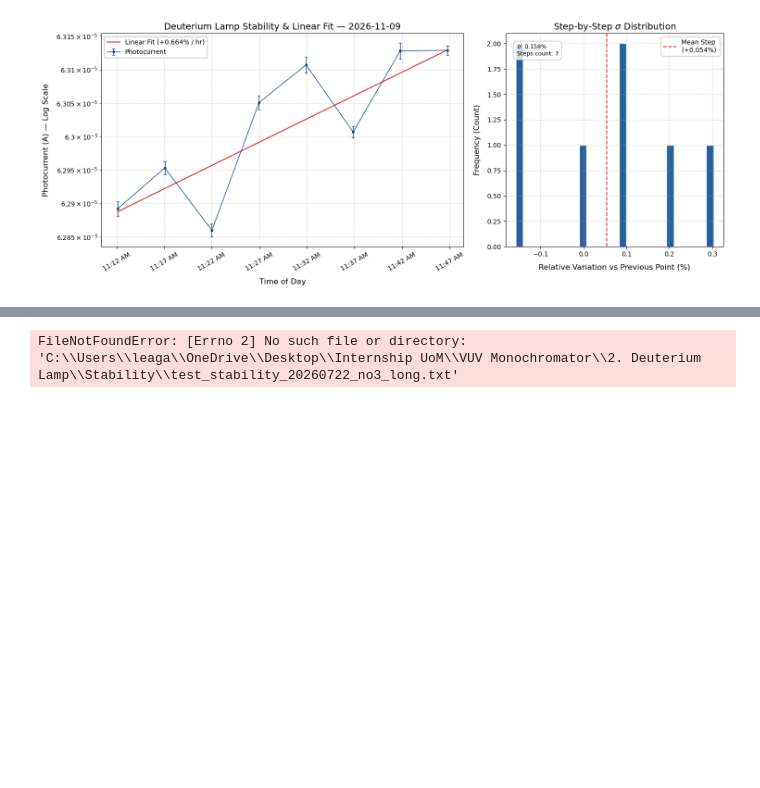
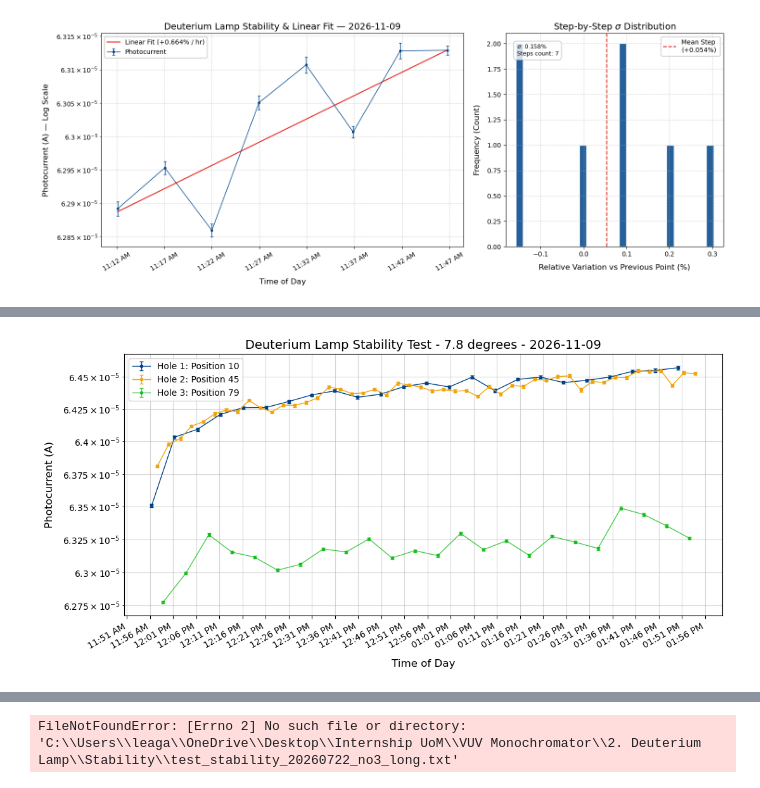
Before and after one commit to laughtonmichael2004-hue/lea-summer_2026_Internship, a Jupyter notebook: 2. Deuterium Lamp/Deuterium Lamp Analysis Code.ipynb, the cells around one changed output, grey strips where cells are left out. Drawn from its saved outputs; the diff is of its cells as text; code cells hidden in the pictures; blank space fills up the shorter version.

Commit message:
replotted and altered errors. Starting on the fitting

```diff
--- a/2. Deuterium Lamp/Deuterium Lamp Analysis Code.ipynb
+++ b/2. Deuterium Lamp/Deuterium Lamp Analysis Code.ipynb
@@ -1494,0 +1514,73 @@ Step variation standard deviation: 0.1576 %
+# %%
+# Stability Test - plot all three hole positions, assumuming the data has been separated beforehand
+
+import matplotlib.pyplot as plt
+import matplotlib.dates as mdates
+import pandas as pd
+import numpy as np
+import os
+
+# LOAD DATA
+#path_file = r"C:\Users\leaga\OneDrive\Desktop\Internship UoM\VUV Monochromator\2. Deuterium Lamp\Stability\test_stability_20260721.txt"
+path_files = [r"C:\Users\laugh\lea-summer-2026-internship-forked\lea-summer_2026_Internship\2. Deuterium Lamp\(2026-11-09)_Data\hour_3to4_spectrum_hole_num_1.txt",
+              r"C:\Users\laugh\lea-summer-2026-internship-forked\lea-summer_2026_Internship\2. Deuterium Lamp\(2026-11-09)_Data\hour_3to4_spectrum_hole_num_2.txt",
+              r"C:\Users\laugh\lea-summer-2026-internship-forked\lea-summer_2026_Internship\2. Deuterium Lamp\(2026-11-09)_Data\hour_3to4_spectrum_hole_num_3.txt"
+]
+
+colors = ['#004488',"#EFA40C","#09BB0FBE"]
+color_idx = 0
+fig, ax = plt.subplots(figsize=(11, 5.5))
+
+for path_file in path_files:
+    print(path_file)
+    df = pd.read_csv(path_file)
+
+    # Convert timestamps to datetime objects
+    df['timestamp'] = pd.to_datetime(df['timestamp'])
+    df['t_min'] = (df['timestamp'] - df['timestamp'].iloc[0]).dt.total_seconds() / 60
+
+    # EXTRACT STATS & DATE FOR THE TITLE
+    experiment_date = df['timestamp'].iloc[0].strftime('%Y-%m-%d')
+
+    duration_hours = df['t_min'].max() / 60
+    current_mean_total = df['current_mean_A'].mean()
+    current_std_total = df['current_mean_A'].std()
+    position = df['position'][0]
+
+    current_sem = df['current_std_A']/np.sqrt(df['n_samples']) # Standard error on the mean
+    lamp_err = current_std_total**2 - (current_sem**2).mean() # Compare the std on the meaned current to the average sem
+
+    print(f"STABILITY REPORT - Hole {color_idx+1}")
+    print(f"Total Duration: {duration_hours:.2f} hours")
+    print(f"Global Mean Photocurrent: {current_mean_total:.6e} ± {current_std_total:.6e} A")
+    print(f"Lamp Err: {lamp_err}")
+
+    ax.errorbar(df['timestamp'], df['current_mean_A'], yerr=df['current_std_A'] / np.sqrt(df['n_samples']), color=colors[color_idx], linestyle='-', linewidth=1, fmt='o', markersize=3, elinewidth=1, capsize=2, label=f'Hole {color_idx + 1}: Position {position}')
+    color_idx += 1
+
+# PLOTTING
+# fig, ax = plt.subplots(figsize=(11, 5.5))
+
+# ax.errorbar(df['timestamp'], df['current_mean_A'], yerr=df['current_std_A'] / np.sqrt(df['n_samples']), color='#004488', linestyle='-', linewidth=1, fmt='o', markersize=3, elinewidth=1, capsize=2, label='Photocurrent (mean ± std)')
+
+ax.set_title(f'Deuterium Lamp Stability Test - 7.8 degrees - {experiment_date}', fontsize=14)
+ax.set_xlabel('Time of Day', fontsize=12, labelpad=10)
+ax.set_ylabel('Photocurrent (A)', fontsize=12, labelpad=10)
+ax.set_yscale('log')
+
+ax.grid(True, which='Both', linestyle='-', alpha=0.5, color='#b0b0b0')
+
+# TIME AXIS FORMATTING (12-hour system, hour & half-hour ticks)
+ax.xaxis.set_major_formatter(mdates.DateFormatter('%I:%M %p'))
+#ax.xaxis.set_major_locator(mdates.MinuteLocator(byminute=[0, 30]))
+ax.xaxis.set_major_locator(mdates.MinuteLocator(interval=5))
+fig.autofmt_xdate(rotation=30, ha='right')
+
+#save_path = os.path.join(r"C:\Users\leaga\OneDrive\Desktop\Internship UoM\VUV Monochromator\2. Deuterium Lamp\Stability\stability_at_5.65deg_plot_data_5min_intervals_20260721.png")
+#plt.savefig(save_path, dpi=300, bbox_inches='tight')
+#plt.savefig("stability_report_hour_3to4_all_holes_(09-11-2026).png", dpi=600, bbox_inches='tight')
+
+plt.legend()
+plt.tight_layout()
+plt.show()
+# %% [output]
@@ -1494,0 +1602 @@ Step variation standard deviation: 0.1576 %
+[figure, added]
```
Also changed, not shown: parts of 9 cells of this notebook.
